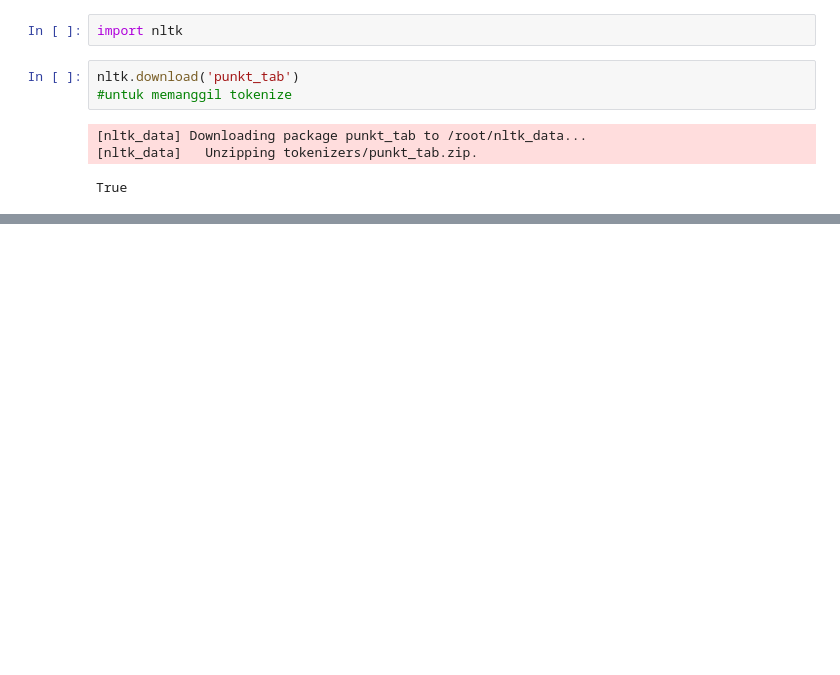
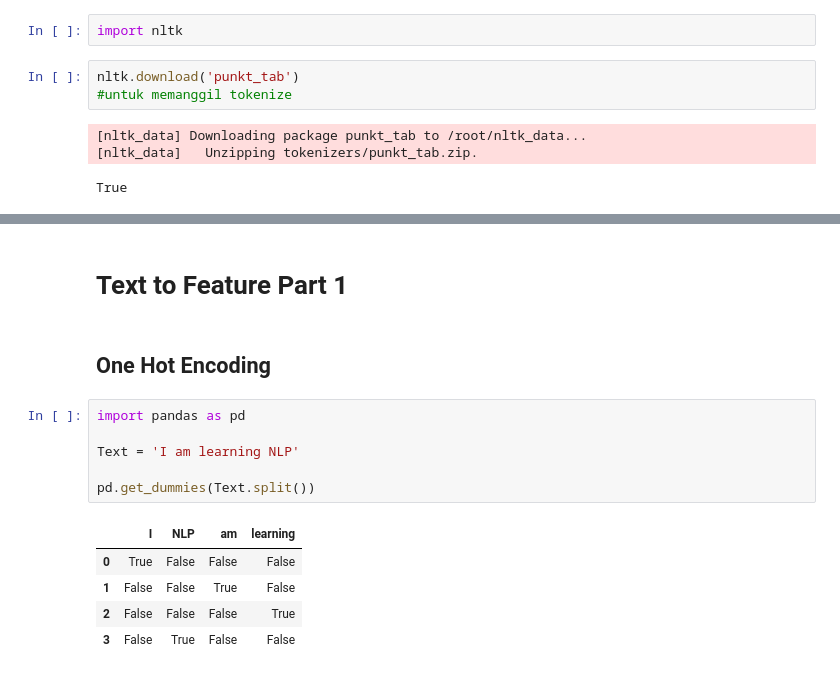
Before and after one commit to wayaadhyasta/Natural-Language-Processing-Udemy-Bisaai, a Jupyter notebook: NLP(UDEMY).ipynb, the cells around one changed output, grey strips where cells are left out. Drawn from its saved outputs; the diff is of its cells as text; blank space fills up the shorter version.

```diff
--- a/NLP(UDEMY).ipynb
+++ b/NLP(UDEMY).ipynb
@@ -118,0 +600,16 @@ word tokens: ['hari', 'ini', 'saya', 'belajar', 'tentang', 'Natural', 'Language'
+# %% [markdown]
+# Text to Feature Part 1
+# %% [markdown]
+## One Hot Encoding
+# %%
+import pandas as pd
+
+Text = 'I am learning NLP'
+
+pd.get_dummies(Text.split())
+# %% [output]
+|  | I | NLP | am | learning |
+| 0 | True | False | False | False |
+| 1 | False | False | True | False |
+| 2 | False | False | False | True |
+| 3 | False | True | False | False |
```
Also changed, not shown: parts of 59 cells of this notebook.
